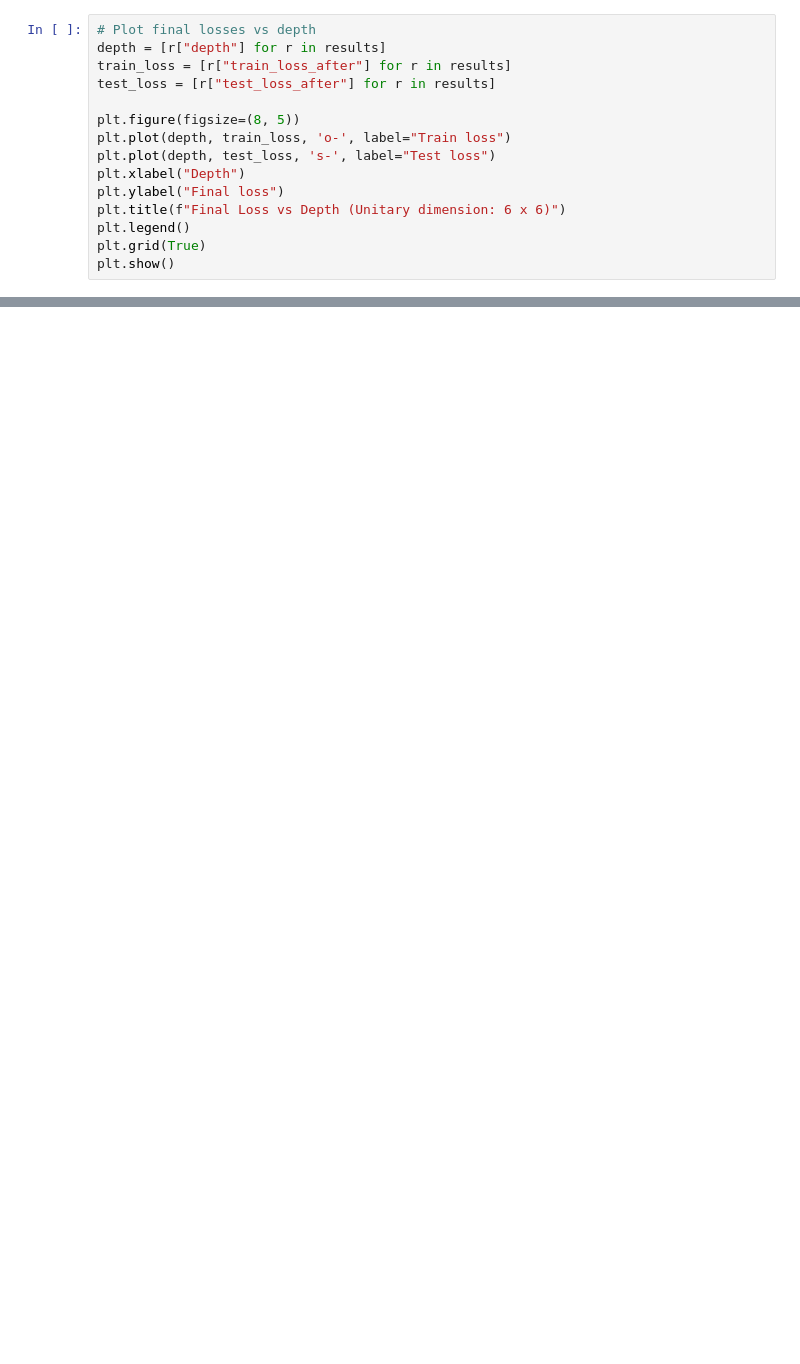
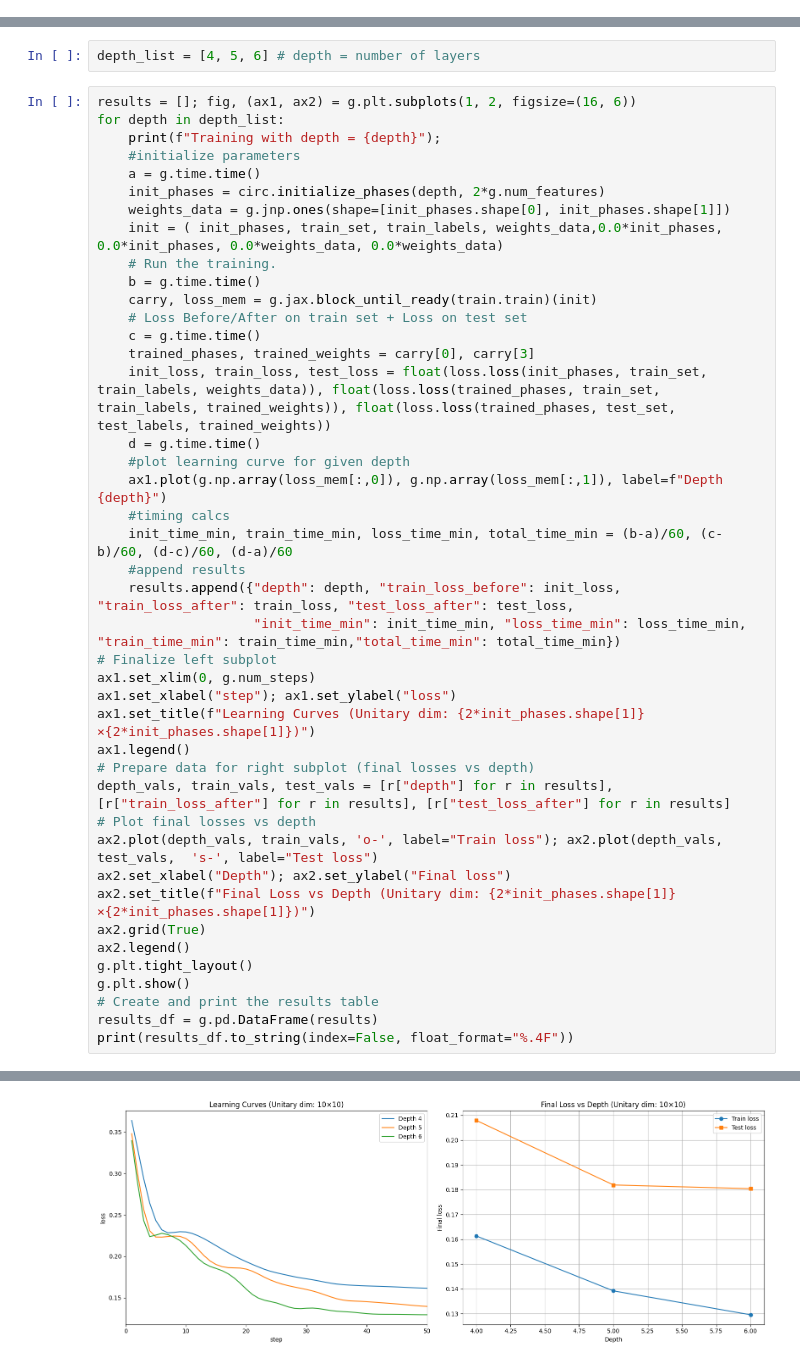
Before and after one commit to 01000111r/photon-net, a Jupyter notebook: main_book.ipynb, the cells around one changed output, grey strips where cells are left out. Saved outputs shown, nothing was run; the diff lists cells and outputs as text; blank space fills up the shorter version.

```diff
--- a/main_book.ipynb
+++ b/main_book.ipynb
@@ -324,15 +75,0 @@ Training with depth = 16
-# %%
-# Plot final losses vs depth
-depth = [r["depth"] for r in results]
-train_loss = [r["train_loss_after"] for r in results]
-test_loss = [r["test_loss_after"] for r in results]
-
-plt.figure(figsize=(8, 5))
-plt.plot(depth, train_loss, 'o-', label="Train loss")
-plt.plot(depth, test_loss, 's-', label="Test loss")
-plt.xlabel("Depth")
-plt.ylabel("Final loss")
-plt.title(f"Final Loss vs Depth (Unitary dimension: 6 x 6)")
-plt.legend()
-plt.grid(True)
-plt.show()
@@ -340,0 +78,45 @@ plt.show()
+# %%
+depth_list = [4, 5, 6] # depth = number of layers
+# %%
+results = []; fig, (ax1, ax2) = g.plt.subplots(1, 2, figsize=(16, 6))
+for depth in depth_list:
+    print(f"Training with depth = {depth}");
+    #initialize parameters
+    a = g.time.time()
+    init_phases = circ.initialize_phases(depth, 2*g.num_features)
+    weights_data = g.jnp.ones(shape=[init_phases.shape[0], init_phases.shape[1]])
+    init = ( init_phases, train_set, train_labels, weights_data,0.0*init_phases, 0.0*init_phases, 0.0*weights_data, 0.0*weights_data)
+    # Run the training.
+    b = g.time.time()
+    carry, loss_mem = g.jax.block_until_ready(train.train)(init)
+    # Loss Before/After on train set + Loss on test set
+    c = g.time.time()
+    trained_phases, trained_weights = carry[0], carry[3]
+    init_loss, train_loss, test_loss = float(loss.loss(init_phases, train_set, train_labels, weights_data)), float(loss.loss(trained_phases, train_set, train_labels, trained_weights)), float(loss.loss(trained_phases, test_set, test_labels, trained_weights))
+    d = g.time.time()
+    #plot learning curve for given depth
+    ax1.plot(g.np.array(loss_mem[:,0]), g.np.array(loss_mem[:,1]), label=f"Depth {depth}")
+    #timing calcs
+    init_time_min, train_time_min, loss_time_min, total_time_min = (b-a)/60, (c-b)/60, (d-c)/60, (d-a)/60
+    #append results
+    results.append({"depth": depth, "train_loss_before": init_loss, "train_loss_after": train_loss, "test_loss_after": test_loss,
+                    "init_time_min": init_time_min, "loss_time_min": loss_time_min, "train_time_min": train_time_min,"total_time_min": total_time_min})
+# Finalize left subplot
+ax1.set_xlim(0, g.num_steps)
+ax1.set_xlabel("step"); ax1.set_ylabel("loss")
+ax1.set_title(f"Learning Curves (Unitary dim: {2*init_phases.shape[1]}×{2*init_phases.shape[1]})")
+ax1.legend()
+# Prepare data for right subplot (final losses vs depth)
+depth_vals, train_vals, test_vals = [r["depth"] for r in results], [r["train_loss_after"] for r in results], [r["test_loss_after"] for r in results]
+# Plot final losses vs depth
+ax2.plot(depth_vals, train_vals, 'o-', label="Train loss"); ax2.plot(depth_vals, test_vals,  's-', label="Test loss")
+ax2.set_xlabel("Depth"); ax2.set_ylabel("Final loss")
+ax2.set_title(f"Final Loss vs Depth (Unitary dim: {2*init_phases.shape[1]}×{2*init_phases.shape[1]})")
+ax2.grid(True)
+ax2.legend()
+g.plt.tight_layout()
+g.plt.show()
+# Create and print the results table
+results_df = g.pd.DataFrame(results)
+print(results_df.to_string(index=False, float_format="%.4F"))
+# %% [output]
@@ -340,0 +126 @@ plt.show()
+[figure, added]
```
Also changed, not shown: parts of 21 cells of this notebook, 11 other files.
